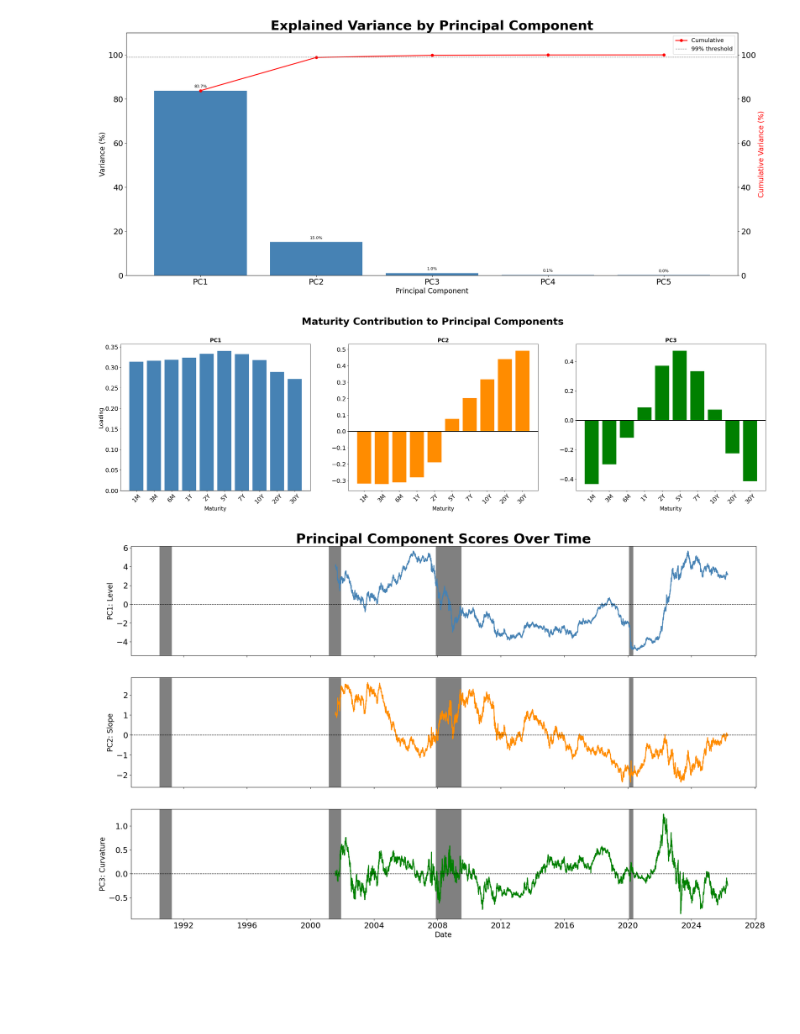
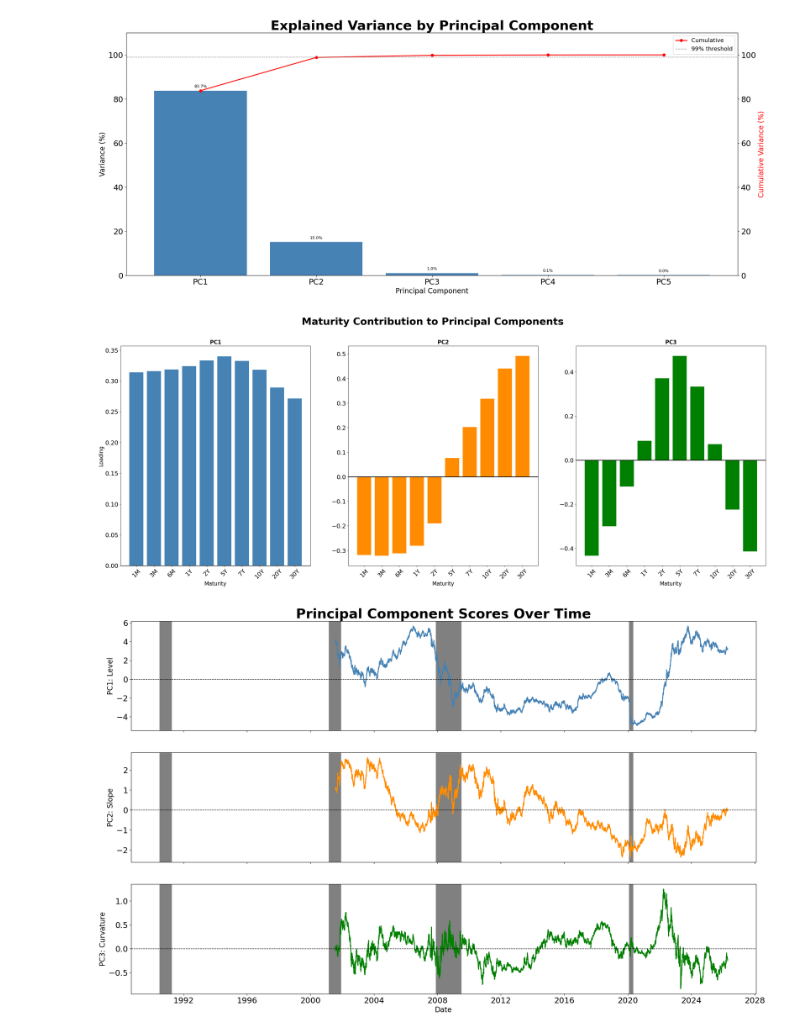
Before and after one commit to SahilB21/yieldcurvepca, a Jupyter notebook: yield_curve_analysis.ipynb, the cells around one changed output. Saved outputs shown, nothing was run; the diff lists cells and outputs as text; code cells hidden in the pictures; blank space fills up the shorter version.

Commit message:
Updated the size of the maturity contribution graph

```diff
--- a/yield_curve_analysis.ipynb
+++ b/yield_curve_analysis.ipynb
@@ -270,28 +270,28 @@ explained_variance(pca)
 # %%
 def pca_loadings(pca, columns):
     factor_names = ['PC1', 'PC2', 'PC3']
     colors_pc = ['steelblue', 'darkorange', 'green']
 
-    fig, axes = plt.subplots(1, 3, figsize=(35, 8))
+    fig, axes = plt.subplots(1, 3, figsize=(35, 12))
 
     for i, (ax, name, color) in enumerate(zip(axes, factor_names, colors_pc)):
         loadings = pca.components_[i]
         ax.bar(columns, loadings, color=color)
         ax.axhline(0, color='black', linewidth=2)
         ax.set_title(name, fontsize=16, fontweight='bold')
         ax.set_xlabel('Maturity', fontsize=16)
         ax.set_ylabel('Loading' if i == 0 else '', fontsize=16)
         ax.tick_params(axis='x', rotation=45)
         ax.tick_params(axis='both', labelsize=18)
 
-    fig.suptitle('Maturity Contribution to Principal Components', fontsize=30, fontweight='bold', y=1.02)
+    fig.suptitle('Maturity Contribution to Principal Components', fontsize=30, fontweight='bold')
     plt.savefig('maturity_contrib_pca.png', dpi=150)
     plt.show()
 
 
 pca_loadings(pca, yields_only.columns.tolist())
 # %% [output]
-[figure, old version]
+[figure, new version]
 # %%
 def plot_pc_scores(scores_df):
     recessions = [
```
Also changed, not shown: 1 other file.
